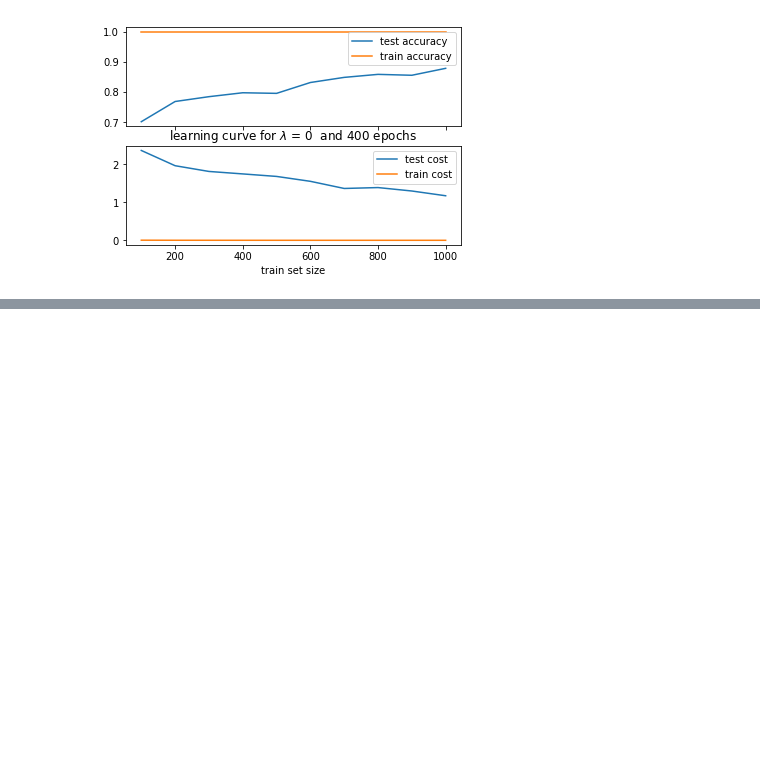
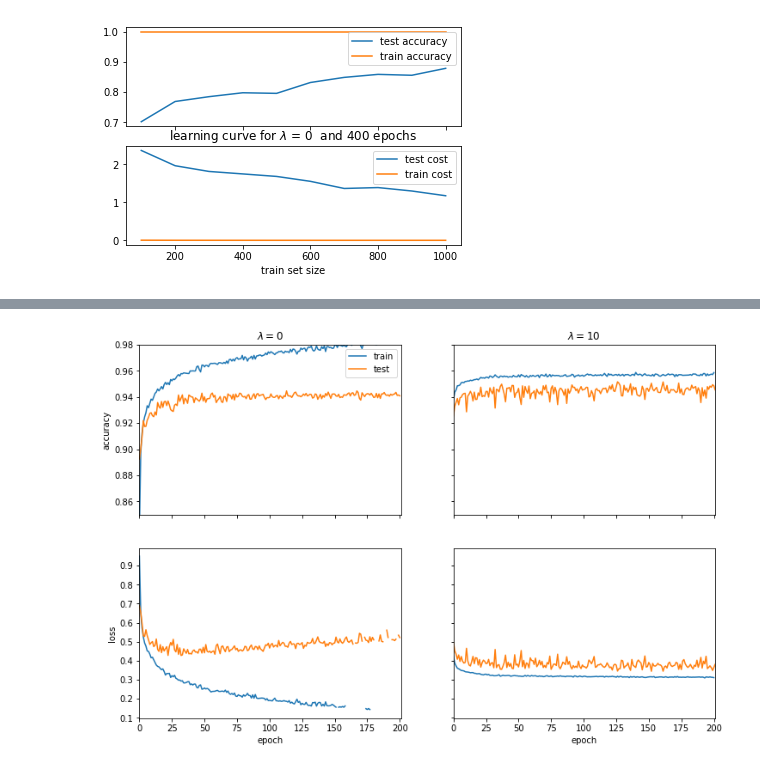
Before and after one commit to mitochevole/DigitsRecognitionCudaNN, a Jupyter notebook: Neural_network_analysis.ipynb, the cells around one changed output, grey strips where cells are left out. Saved outputs shown, nothing was run; the diff lists cells and outputs as text; code cells hidden in the pictures; blank space fills up the shorter version.

```diff
--- a/Neural_network_analysis.ipynb
+++ b/Neural_network_analysis.ipynb
@@ -94,0 +269,37 @@ Next step will be the introduction of regularization parameter and its tuning to
+# %%
+train_list = glob.glob('train_output_40k_10_05_*')
+
+ep = []
+ac = []
+loss = []
+for el in train_list:
+    e = el.split('_')[-1]
+    o,a, c = np.genfromtxt(el,unpack = True)
+    ep.append(int(e))
+    ac.append(a)
+    loss.append(c)
+
+data ={'epoch' : ep, 'accuracy' : ac, 'loss' : loss}
+df = pd.DataFrame(data)
+reg_train_df = df.sort_values(by = 'epoch')
+
+a,l = np.genfromtxt('40k_10_05', unpack = True)
+reg_test_df = pd.DataFrame({'epoch':range(0,len(a)),'accuracy':a,'loss':l})
+# %%
+fig, ax = plt.subplots(2,2,figsize=(12,8),sharex = True, sharey ='row')
+train_df.plot('epoch','accuracy', ax = ax[0,0],label = 'train', title = '$\lambda = 0$')
+test_df.plot('epoch','accuracy',ax= ax[0,0], label = 'test')
+reg_train_df.plot('epoch','accuracy', ax = ax[0,1], legend = False, title = '$\lambda = 10$')
+reg_test_df.plot('epoch','accuracy',ax= ax[0,1],legend = False)
+ax[0,0].set_ylabel('accuracy')
+ax[0,0].set_ylim(0.85,0.98)
+
+train_df.plot('epoch','loss', ax = ax[1,0],legend = False)
+test_df.plot('epoch','loss',ax= ax[1,0], legend= False)
+reg_train_df.plot('epoch','loss', ax = ax[1,1], legend = False)
+reg_test_df.plot('epoch','loss',ax= ax[1,1], legend = False)
+ax[1,0].set_ylabel('loss')
+
+plt.show()
+# %% [output]
+[figure, added]
```
Also changed, not shown: parts of 21 cells of this notebook, 2 other files.
